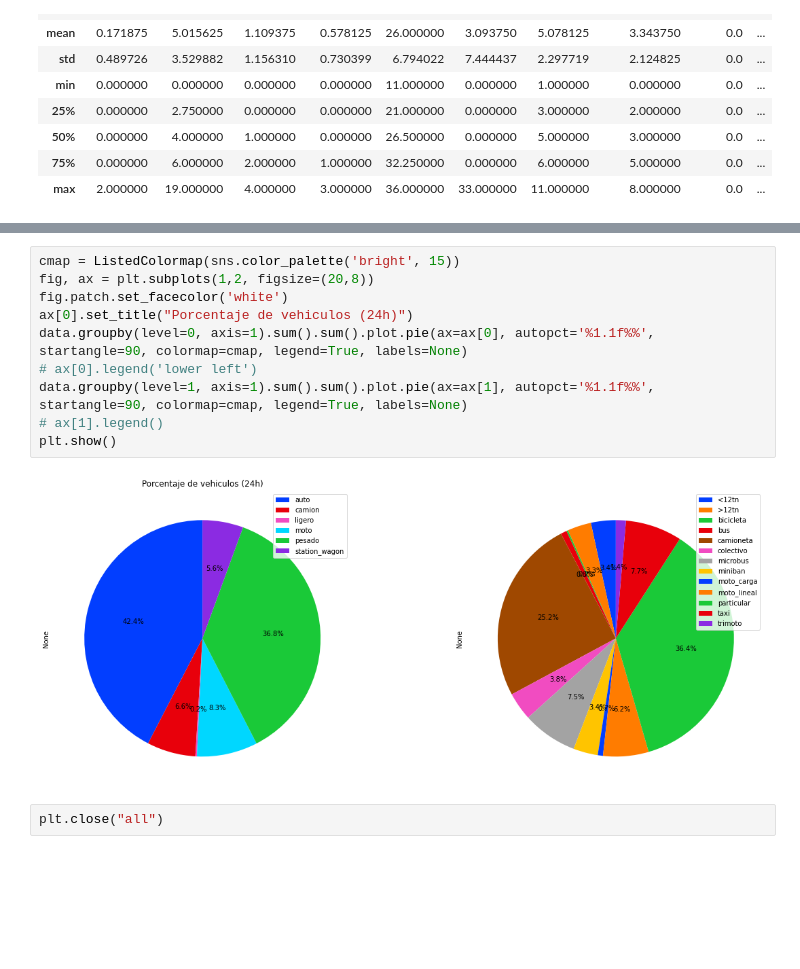
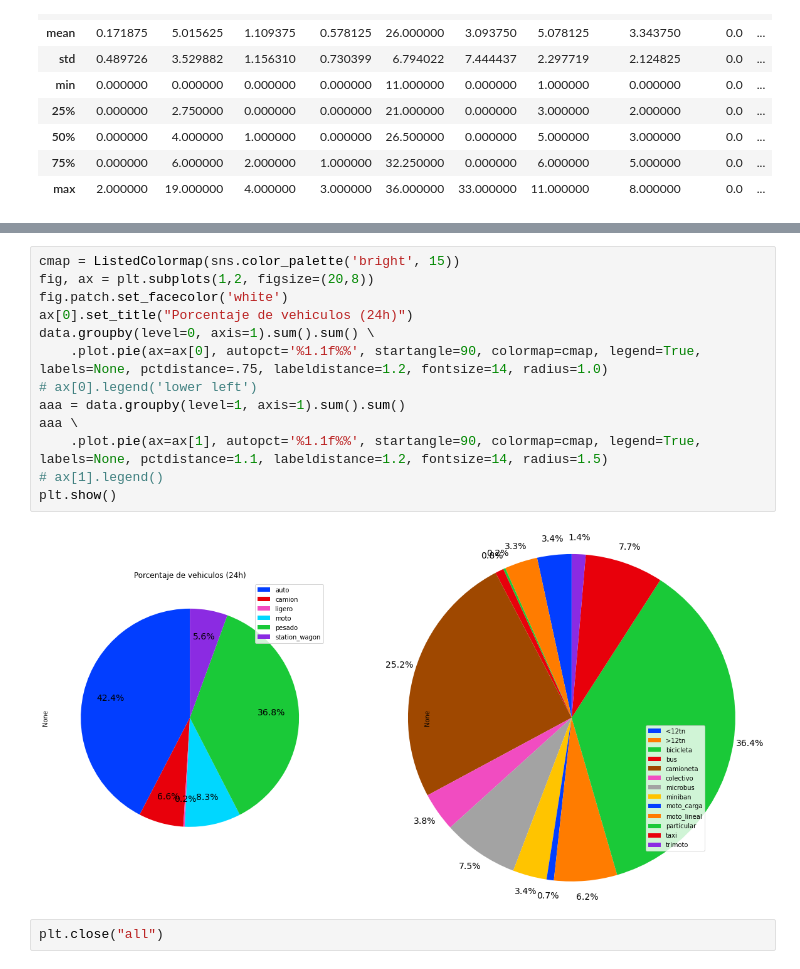
Before and after one commit to GreatestTrain/analisis_carretera, a Jupyter notebook: script.ipynb, the cells around one changed output, grey strips where cells are left out. Cells and saved outputs as stored; diff of their text form; blank space fills up the shorter version.

```diff
--- a/script.ipynb
+++ b/script.ipynb
@@ -88,14 +96,17 @@ data_resampled.describe()
 # %%
 cmap = ListedColormap(sns.color_palette('bright', 15))
 fig, ax = plt.subplots(1,2, figsize=(20,8))
 fig.patch.set_facecolor('white')
 ax[0].set_title("Porcentaje de vehiculos (24h)")
-data.groupby(level=0, axis=1).sum().sum().plot.pie(ax=ax[0], autopct='%1.1f%%', startangle=90, colormap=cmap, legend=True, labels=None)
+data.groupby(level=0, axis=1).sum().sum() \
+    .plot.pie(ax=ax[0], autopct='%1.1f%%', startangle=90, colormap=cmap, legend=True, labels=None, pctdistance=.75, labeldistance=1.2, fontsize=14, radius=1.0)
 # ax[0].legend('lower left')
-data.groupby(level=1, axis=1).sum().sum().plot.pie(ax=ax[1], autopct='%1.1f%%', startangle=90, colormap=cmap, legend=True, labels=None)
+aaa = data.groupby(level=1, axis=1).sum().sum()
+aaa \
+    .plot.pie(ax=ax[1], autopct='%1.1f%%', startangle=90, colormap=cmap, legend=True, labels=None, pctdistance=1.1, labeldistance=1.2, fontsize=14, radius=1.5)
 # ax[1].legend()
 plt.show()
 # %% [output]
-[figure, old version]
+[figure, new version]
 # %%
 plt.close("all")
```
Also changed, not shown: parts of 2 cells of this notebook.
